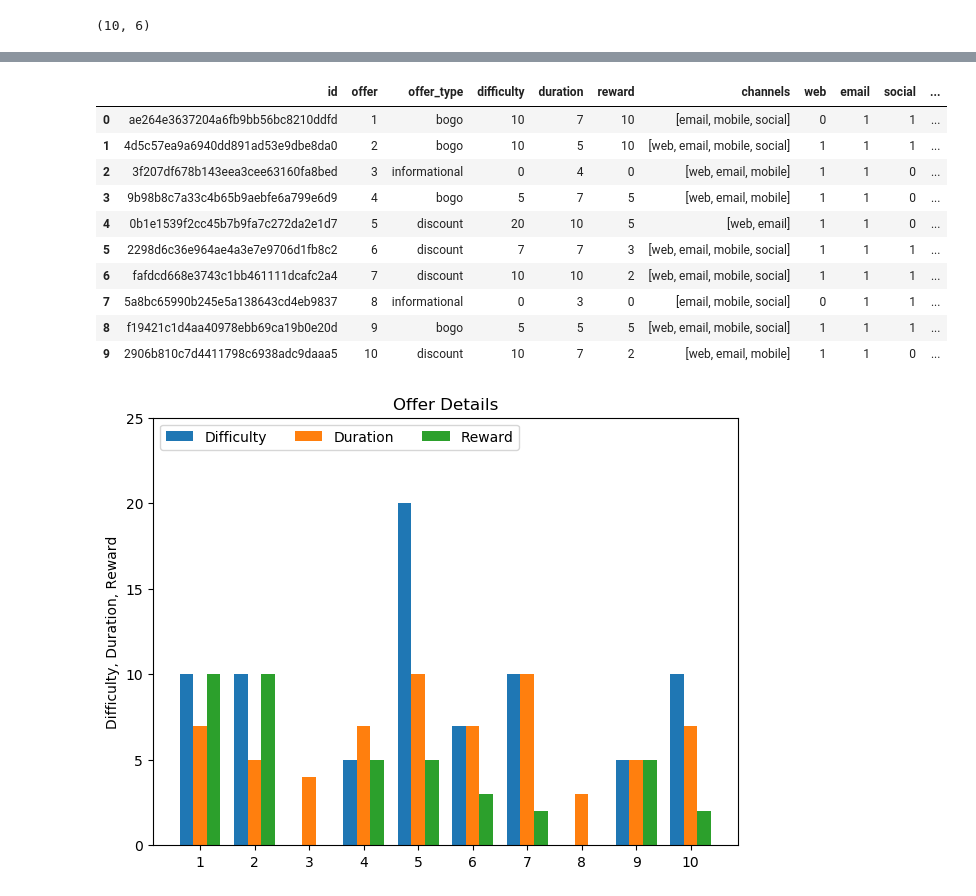
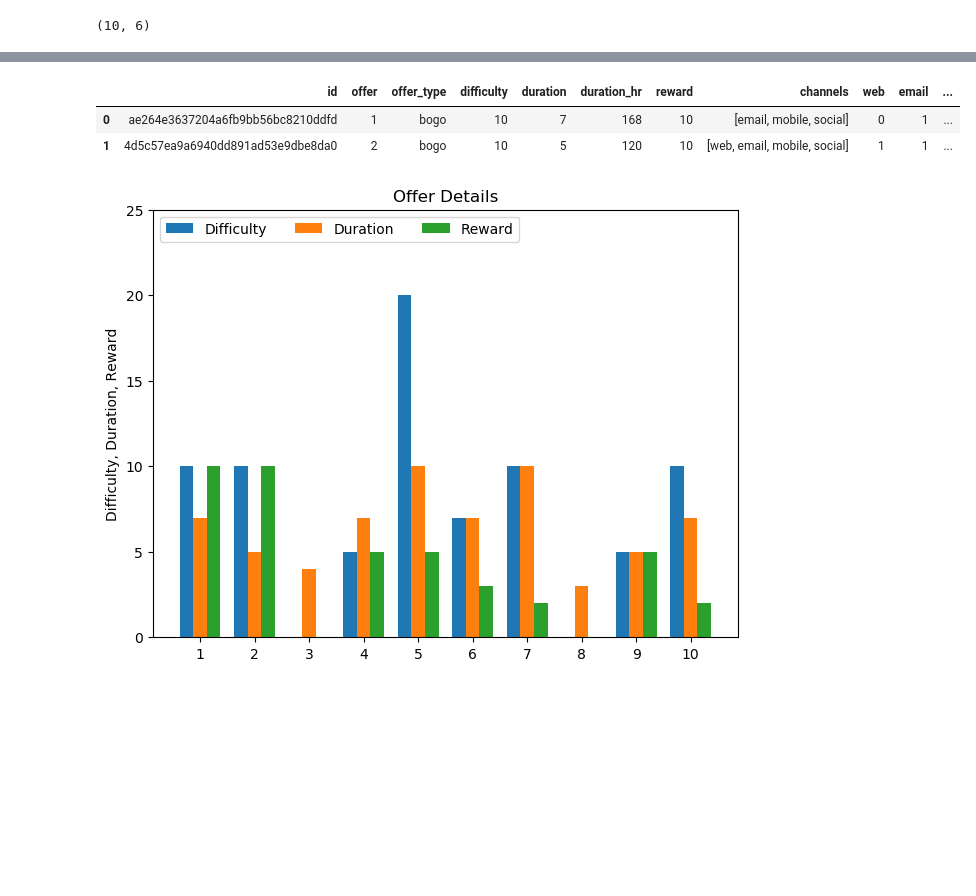
Before and after one commit to ShantiRoseCodes/aws_mle_capstone_project, a Jupyter notebook: Starbucks Capstone Initial Exploration & ETL 2.ipynb, the cells around one changed output, grey strips where cells are left out. Drawn from its saved outputs; the diff is of its cells as text; code cells hidden in the pictures; blank space fills up the shorter version.

```diff
--- a/Starbucks Capstone Initial Exploration & ETL 2.ipynb
+++ b/Starbucks Capstone Initial Exploration & ETL 2.ipynb
@@ -155,24 +100,16 @@ df_encoded = pd.DataFrame(encoded, columns=mlb.classes_)
 
 # concatenate the new DataFrame with the original DataFrame
 portfolio_df = pd.concat([portfolio_df, df_encoded], axis=1)
-# %%
-portfolio_df = portfolio_df[["id", "offer", "offer_type", "difficulty", "duration", "reward", "channels", "web", "email", "social", "mobile"]]
 # %%
 portfolio_df['duration_hr'] = portfolio_df['duration'] * 24
+# %%
+portfolio_df = portfolio_df[["id", "offer", "offer_type", "difficulty", "duration", "duration_hr", "reward", "channels", "web", "email", "social", "mobile"]]
 # %%
-portfolio_df
+portfolio_df.head(2)
 # %% [output]
-|  | id | offer | offer_type | difficulty | duration | reward | channels | web | email | social | ... |
-| 0 | ae264e3637204a6fb9bb56bc8210ddfd | 1 | bogo | 10 | 7 | 10 | [email, mobile, social] | 0 | 1 | 1 | ... |
-| 1 | 4d5c57ea9a6940dd891ad53e9dbe8da0 | 2 | bogo | 10 | 5 | 10 | [web, email, mobile, social] | 1 | 1 | 1 | ... |
-| 2 | 3f207df678b143eea3cee63160fa8bed | 3 | informational | 0 | 4 | 0 | [web, email, mobile] | 1 | 1 | 0 | ... |
-| 3 | 9b98b8c7a33c4b65b9aebfe6a799e6d9 | 4 | bogo | 5 | 7 | 5 | [web, email, mobile] | 1 | 1 | 0 | ... |
-| 4 | 0b1e1539f2cc45b7b9fa7c272da2e1d7 | 5 | discount | 20 | 10 | 5 | [web, email] | 1 | 1 | 0 | ... |
-| 5 | 2298d6c36e964ae4a3e7e9706d1fb8c2 | 6 | discount | 7 | 7 | 3 | [web, email, mobile, social] | 1 | 1 | 1 | ... |
-| 6 | fafdcd668e3743c1bb461111dcafc2a4 | 7 | discount | 10 | 10 | 2 | [web, email, mobile, social] | 1 | 1 | 1 | ... |
-| 7 | 5a8bc65990b245e5a138643cd4eb9837 | 8 | informational | 0 | 3 | 0 | [email, mobile, social] | 0 | 1 | 1 | ... |
-| 8 | f19421c1d4aa40978ebb69ca19b0e20d | 9 | bogo | 5 | 5 | 5 | [web, email, mobile, social] | 1 | 1 | 1 | ... |
-| 9 | 2906b810c7d4411798c6938adc9daaa5 | 10 | discount | 10 | 7 | 2 | [web, email, mobile] | 1 | 1 | 0 | ... |
+|  | id | offer | offer_type | difficulty | duration | duration_hr | reward | channels | web | email | ... |
+| 0 | ae264e3637204a6fb9bb56bc8210ddfd | 1 | bogo | 10 | 7 | 168 | 10 | [email, mobile, social] | 0 | 1 | ... |
+| 1 | 4d5c57ea9a6940dd891ad53e9dbe8da0 | 2 | bogo | 10 | 5 | 120 | 10 | [web, email, mobile, social] | 1 | 1 | ... |
 # %%
 # portfolio_df.to_csv('data/portfolio_df.csv', index = False)
 # %%
```
Also changed, not shown: parts of 145 cells of this notebook, 9 other files.
